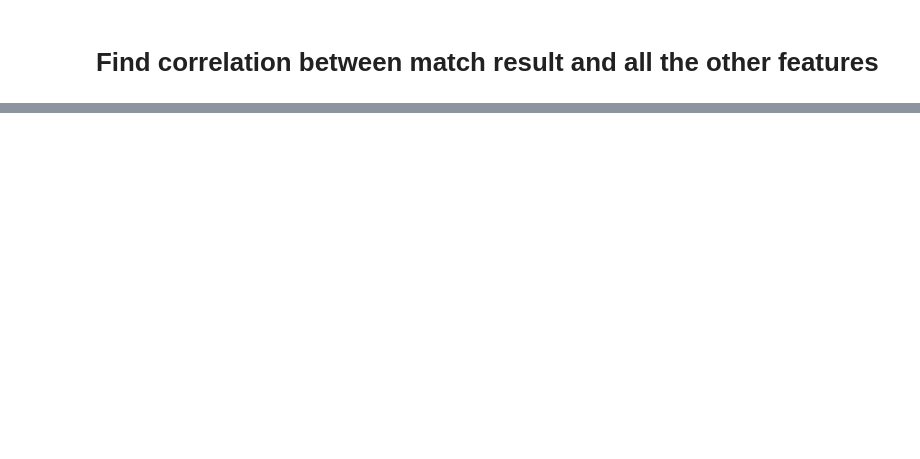
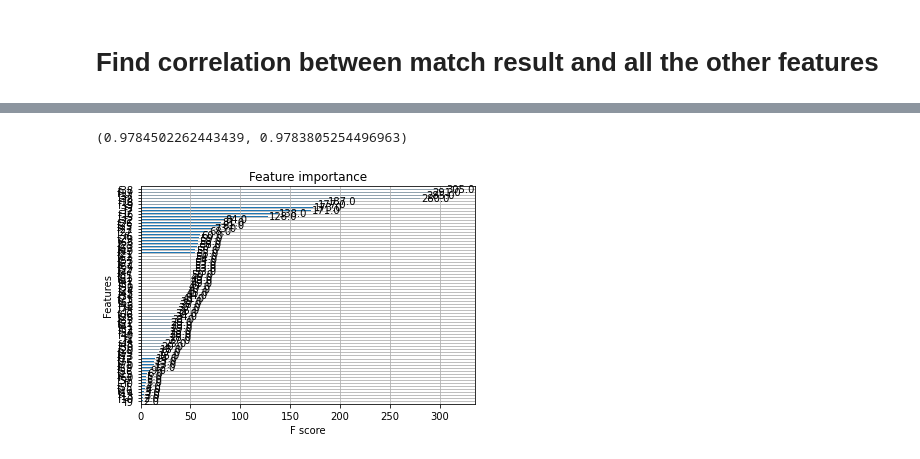
Before and after one commit to niketanmoon/esports, a Jupyter notebook: players.ipynb, the cells around one changed output, grey strips where cells are left out. Drawn from its saved outputs; the diff is of its cells as text; code cells hidden in the pictures; blank space fills up the shorter version.

Commit message:
Applied XGboost classifier
Did feature selection and found out top 40 features

```diff
--- a/players.ipynb
+++ b/players.ipynb
@@ -386,0 +499,9 @@ corr_df.head(10)
+# %%
+# Removing the categorical columns
+cat_columns = ['gameid', 'league', 'split',
+'side', 'position', 'playername','playerid', 'teamname',
+'teamid', 'champion', 'ban1', 'ban2', 'ban3',
+'ban4', 'ban5']
+X_train = X_train.drop(cat_columns, axis=1)
+
+X_test = X_test.drop(cat_columns, axis=1)
@@ -386,0 +524,4 @@ corr_df.head(10)
+# %%
+# Get rid of year and date and participantid
+X_train = X_train.drop(["year", "date", "participantid"], axis=1)
+X_test = X_test.drop(["year", "date", "participantid"], axis=1)
@@ -386,0 +546,14 @@ corr_df.head(10)
+# %%
+from sklearn.preprocessing import StandardScaler
+sc = StandardScaler()
+sc.fit(X_train)
+X_train_transform = sc.transform(X_train)
+X_test_transform = sc.transform(X_test)
+# %%
+from xgboost import XGBClassifier
+
+# Create a model
+model = XGBClassifier()
+
+# Fit the model
+model.fit(X_train_transform, y_train)
@@ -386,0 +594,12 @@ corr_df.head(10)
+# %%
+# Evaluate using the accuracy score
+from sklearn.metrics import accuracy_score, f1_score
+accuracy_score(y_test, y_preds), f1_score(y_test, y_preds)
+# %% [output]
+(0.9784502262443439, 0.9783805254496963)
+# %%
+from xgboost import plot_importance
+plot_importance(model)
+plt.show()
+# %% [output]
+[figure, added]
```
Also changed, not shown: parts of 50 cells of this notebook, 2 other files.
